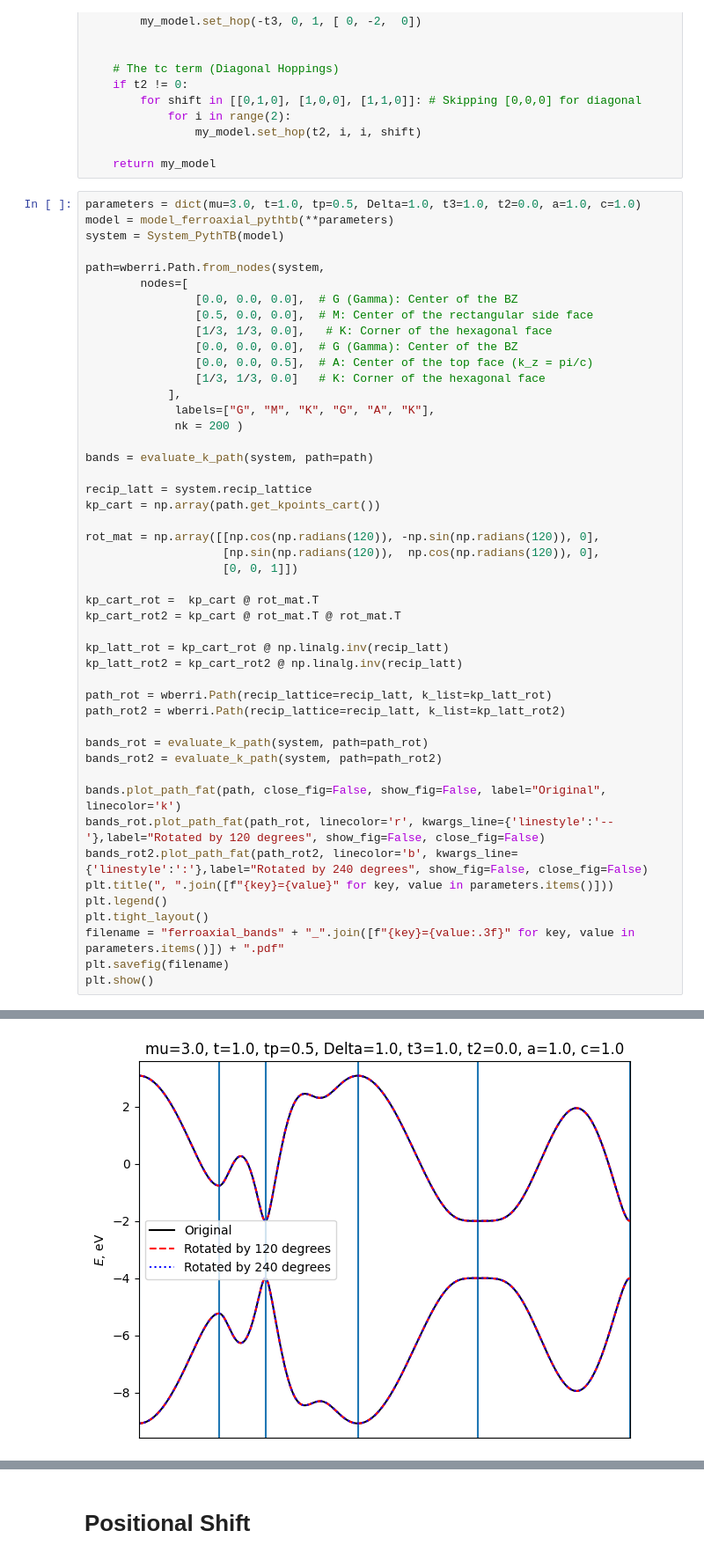
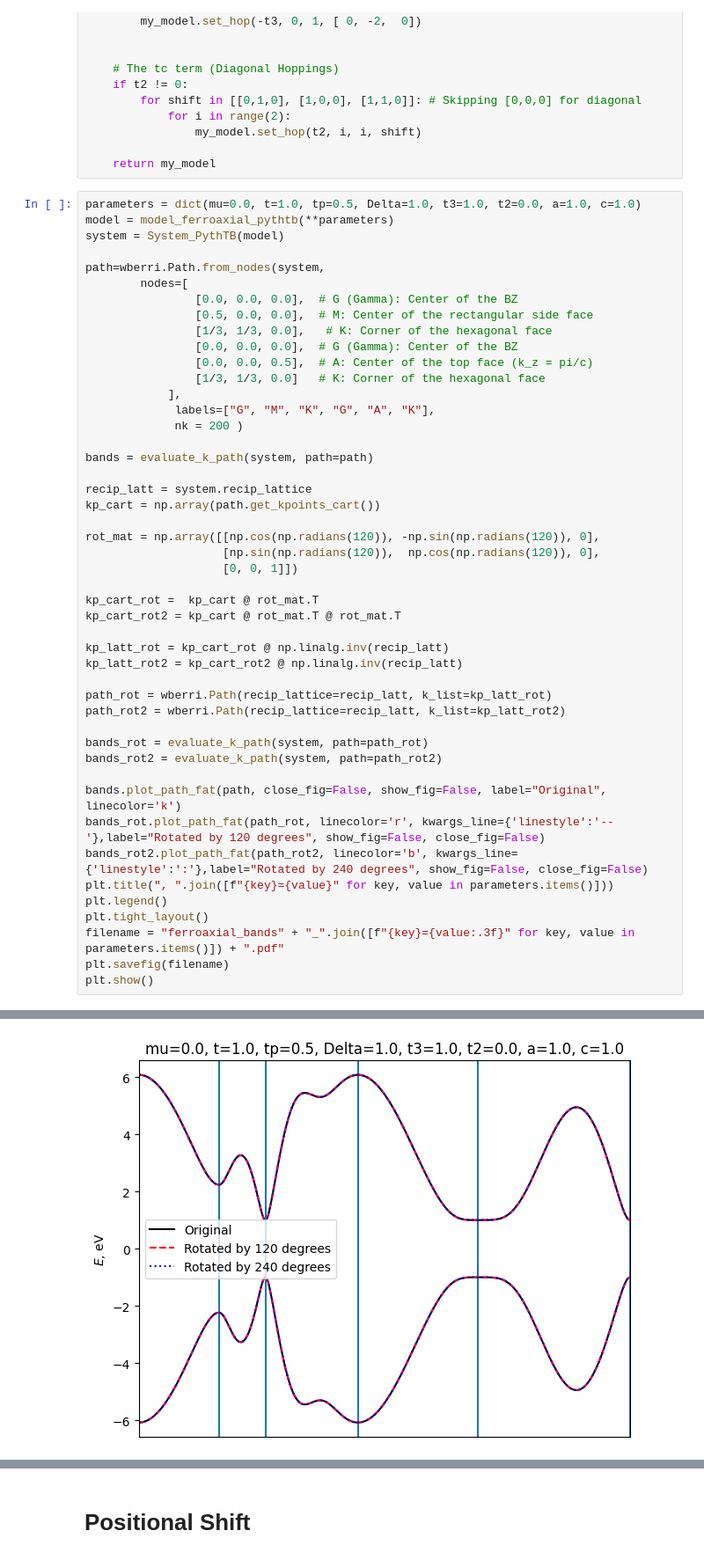
Before and after one commit to elchatz/pos-shift-test, a Jupyter notebook: Ferroaxial-TB.ipynb, the cells around one changed output, grey strips where cells are left out. Shown at 88% size. Saved outputs shown, nothing was run; the diff lists cells and outputs as text.

```diff
--- a/Ferroaxial-TB.ipynb
+++ b/Ferroaxial-TB.ipynb
@@ -51,7 +53,7 @@ def model_ferroaxial_pythtb(mu=0.0, t=1.0, tp=1.0, Delta=1.0, t2=0.5, t3=1.0, a=
 
     return my_model
 # %%
-parameters = dict(mu=3.0, t=1.0, tp=0.5, Delta=1.0, t3=1.0, t2=0.0, a=1.0, c=1.0)
+parameters = dict(mu=0.0, t=1.0, tp=0.5, Delta=1.0, t3=1.0, t2=0.0, a=1.0, c=1.0)
 model = model_ferroaxial_pythtb(**parameters)
 system = System_PythTB(model)
 
@@ -132,4 +134,4 @@ time for processing    996 K-points on   1 processes:     2.3611 ; per K-point
 time1 =  0.0
 Totally processed 996 K-points
 run() finished
-[figure, old version]
+[figure, new version]
```
Also changed, not shown: parts of 15 cells of this notebook.
